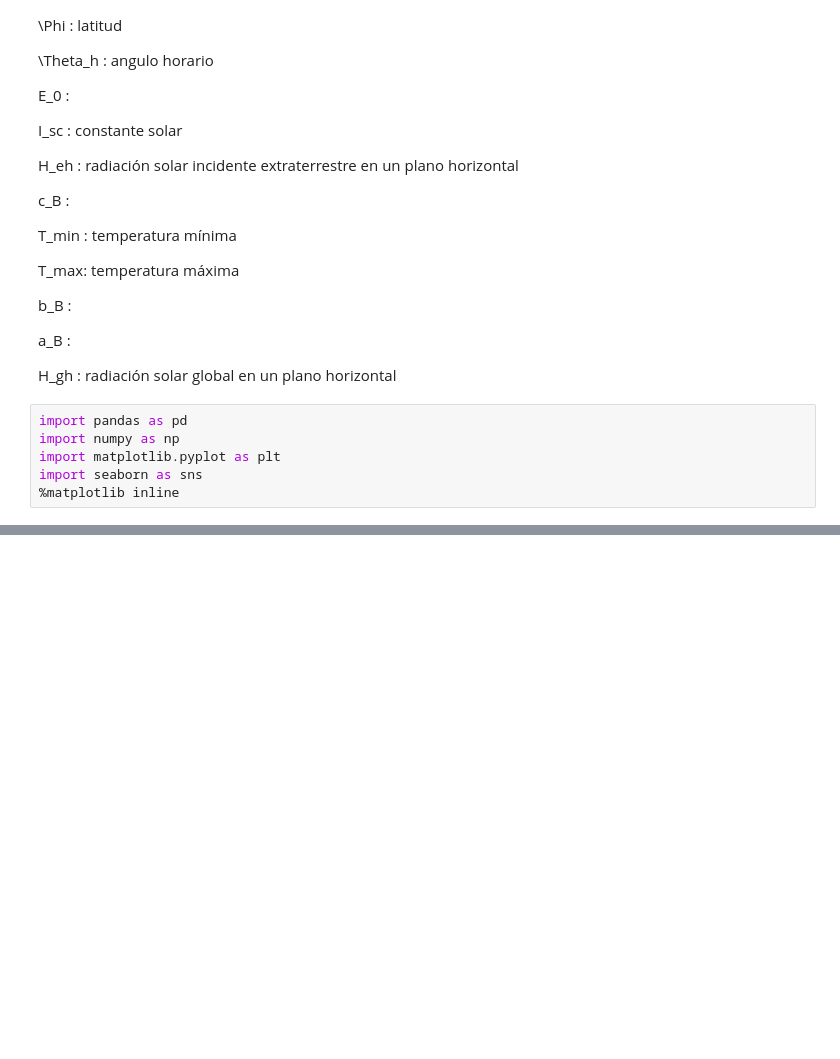
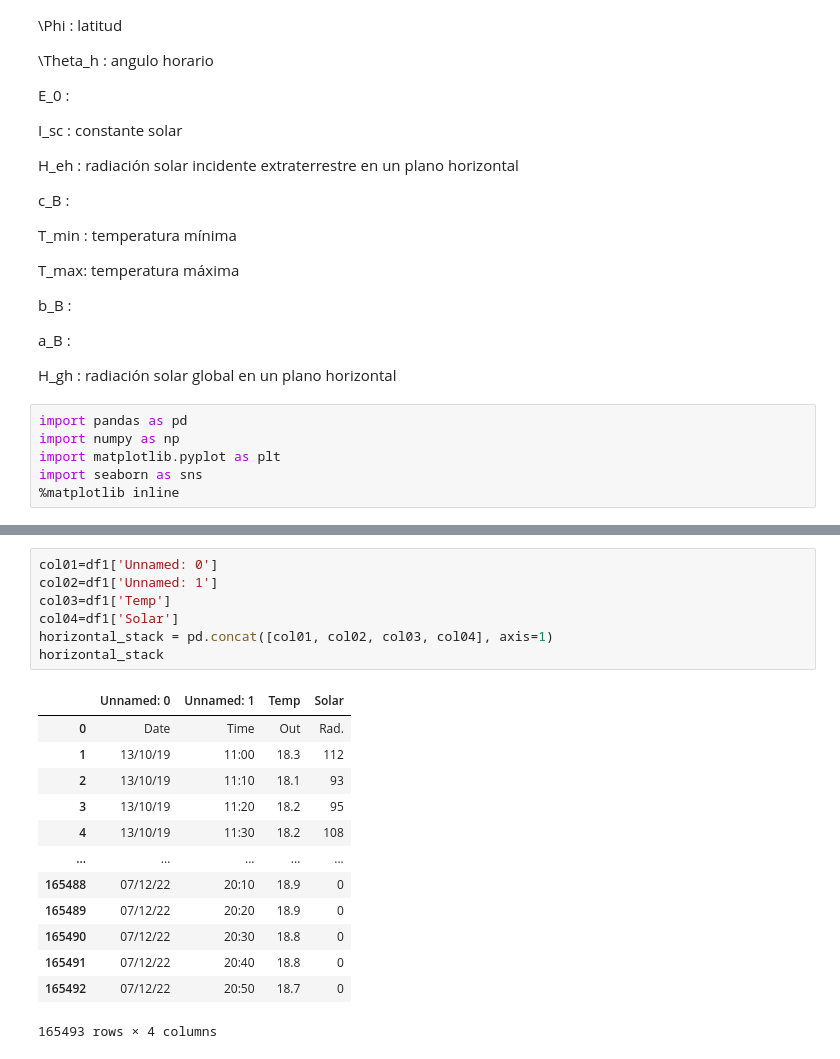
Before and after one commit to Pr0nel/weather_data, a Jupyter notebook: Notebooks/Radiation.ipynb, the cells around one changed output, grey strips where cells are left out. Saved outputs shown, nothing was run; the diff lists cells and outputs as text; blank space fills up the shorter version.

```diff
--- a/Notebooks/Radiation.ipynb
+++ b/Notebooks/Radiation.ipynb
@@ -66,0 +95,21 @@ df2['Mul']
+# %%
+col01=df1['Unnamed: 0']
+col02=df1['Unnamed: 1']
+col03=df1['Temp']
+col04=df1['Solar']
+horizontal_stack = pd.concat([col01, col02, col03, col04], axis=1)
+horizontal_stack
+# %% [output]
+|  | Unnamed: 0 | Unnamed: 1 | Temp | Solar |
+| 0 | Date | Time | Out | Rad. |
+| 1 | 13/10/19 | 11:00 | 18.3 | 112 |
+| 2 | 13/10/19 | 11:10 | 18.1 | 93 |
+| 3 | 13/10/19 | 11:20 | 18.2 | 95 |
+| 4 | 13/10/19 | 11:30 | 18.2 | 108 |
+| ... | ... | ... | ... | ... |
+| 165488 | 07/12/22 | 20:10 | 18.9 | 0 |
+| 165489 | 07/12/22 | 20:20 | 18.9 | 0 |
+| 165490 | 07/12/22 | 20:30 | 18.8 | 0 |
+| 165491 | 07/12/22 | 20:40 | 18.8 | 0 |
+| 165492 | 07/12/22 | 20:50 | 18.7 | 0 |
+165493 rows × 4 columns
```
Also changed, not shown: parts of 6 cells of this notebook, 4 other files.
